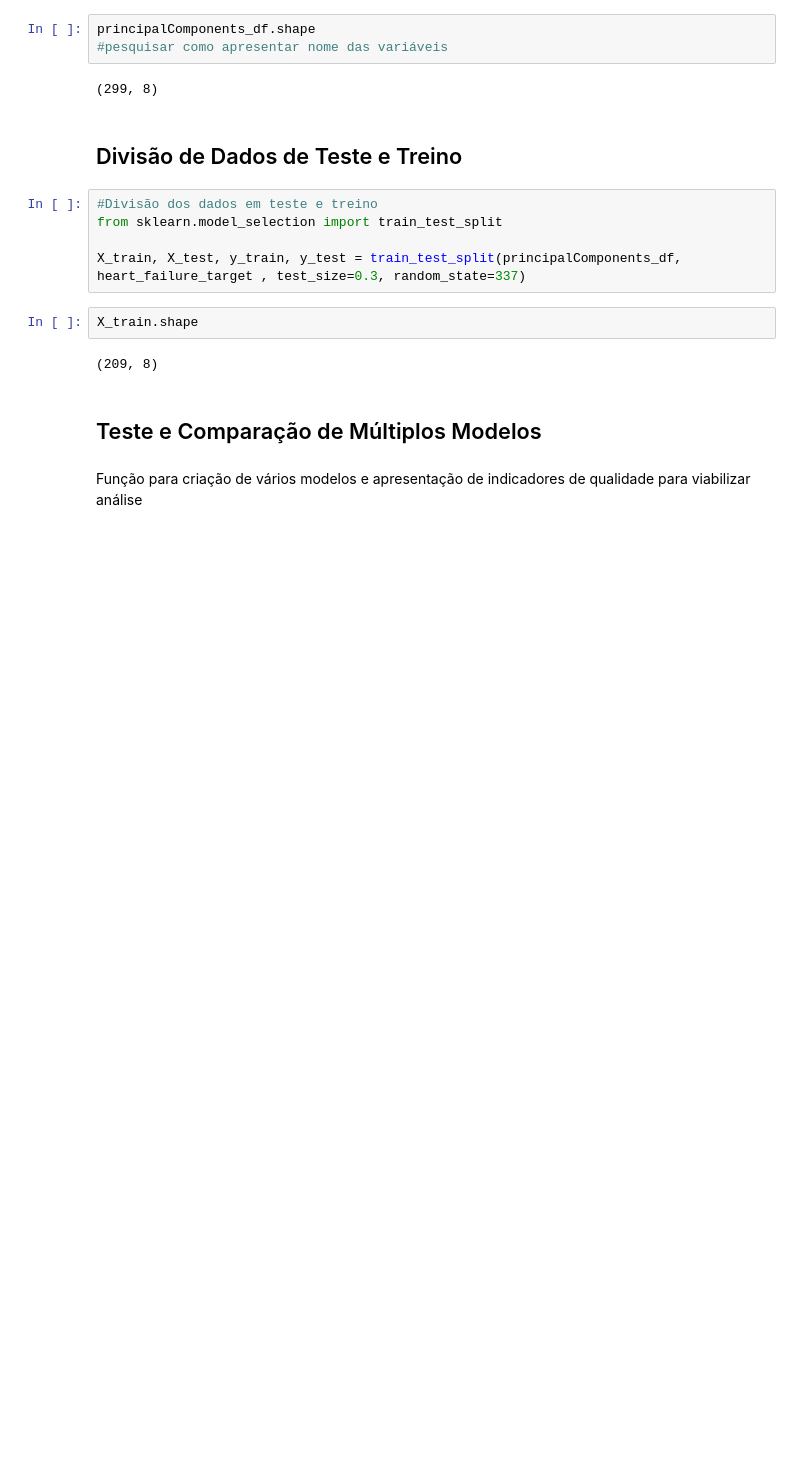
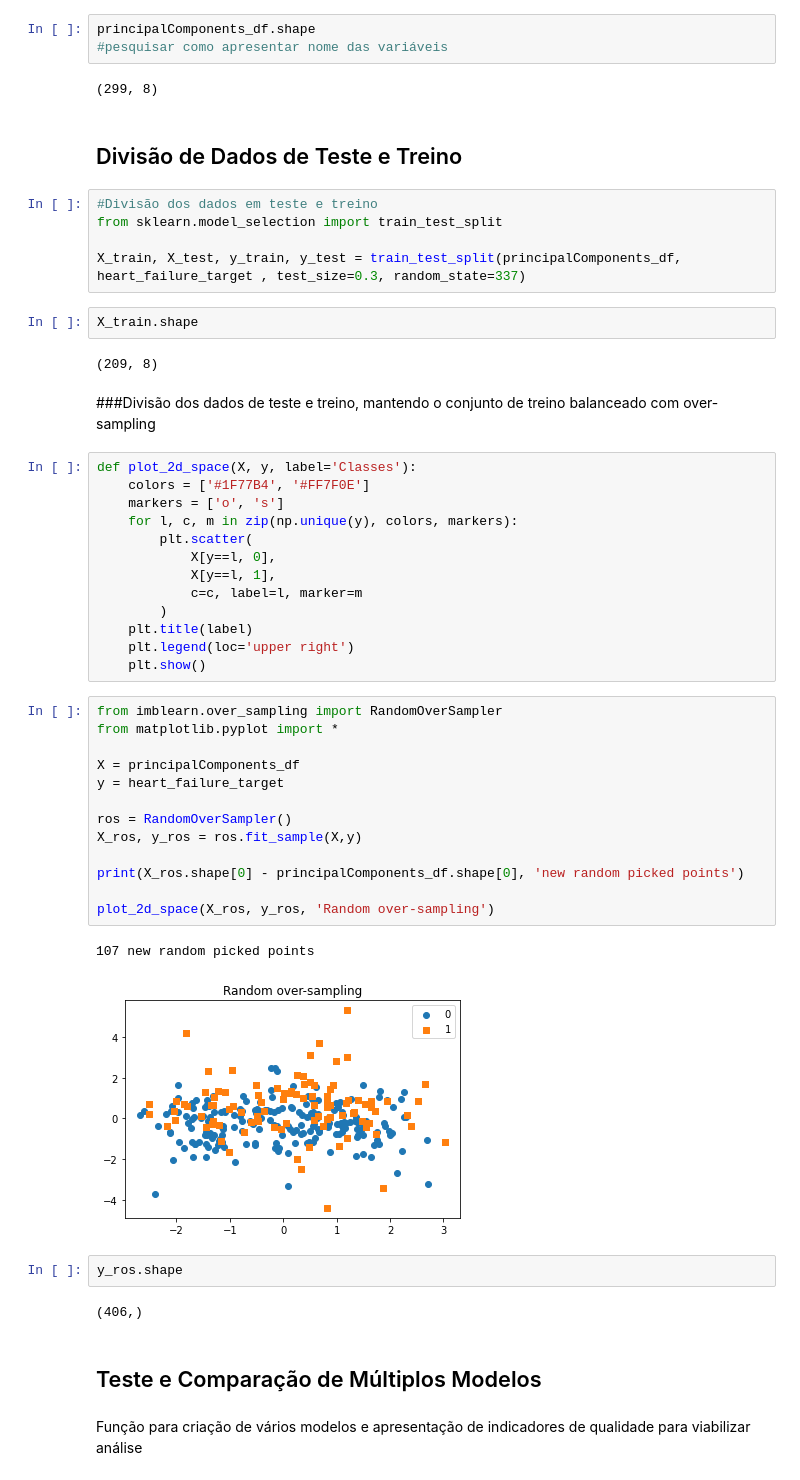
Before and after one commit to sielerod/Heart_Failure, a Jupyter notebook: heart_failure.ipynb, the cells around one changed output. Drawn from its saved outputs; the diff is of its cells as text; blank space fills up the shorter version.

```diff
--- a/heart_failure.ipynb
+++ b/heart_failure.ipynb
@@ -300,6 +297,41 @@ X_train, X_test, y_train, y_test = train_test_split(principalComponents_df, hear
 X_train.shape
 # %% [output]
 (209, 8)
+# %% [markdown]
+###Divisão dos dados de teste e treino, mantendo o conjunto de treino balanceado com over-sampling
+# %%
+def plot_2d_space(X, y, label='Classes'):
+    colors = ['#1F77B4', '#FF7F0E']
+    markers = ['o', 's']
+    for l, c, m in zip(np.unique(y), colors, markers):
+        plt.scatter(
+            X[y==l, 0],
+            X[y==l, 1],
+            c=c, label=l, marker=m
+        )
+    plt.title(label)
+    plt.legend(loc='upper right')
+    plt.show()
+# %%
+from imblearn.over_sampling import RandomOverSampler
+from matplotlib.pyplot import *
+
+X = principalComponents_df
+y = heart_failure_target
+
+ros = RandomOverSampler()
+X_ros, y_ros = ros.fit_sample(X,y)
+
+print(X_ros.shape[0] - principalComponents_df.shape[0], 'new random picked points')
+
+plot_2d_space(X_ros, y_ros, 'Random over-sampling')
+# %% [output]
+107 new random picked points
+[figure, added]
+# %%
+y_ros.shape
+# %% [output]
+(406,)
 # %% [markdown]
 ## Teste e Comparação de Múltiplos Modelos
 # %% [markdown]
```
Also changed, not shown: parts of 29 cells of this notebook.
